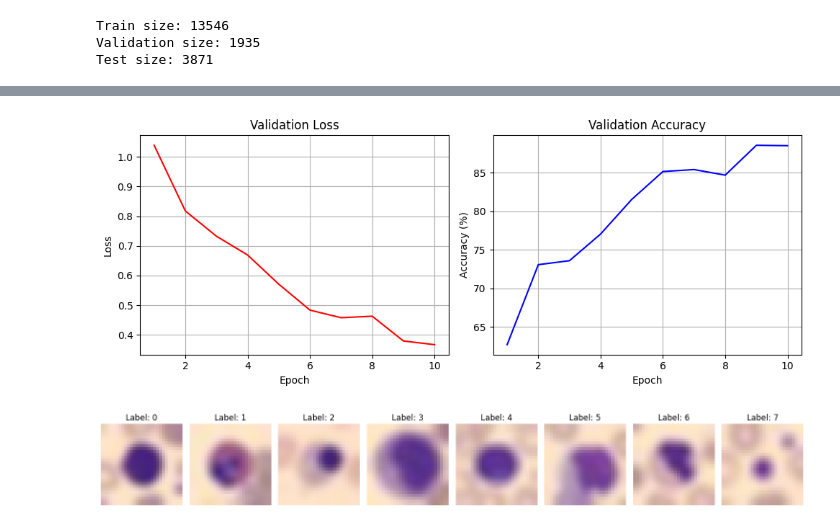
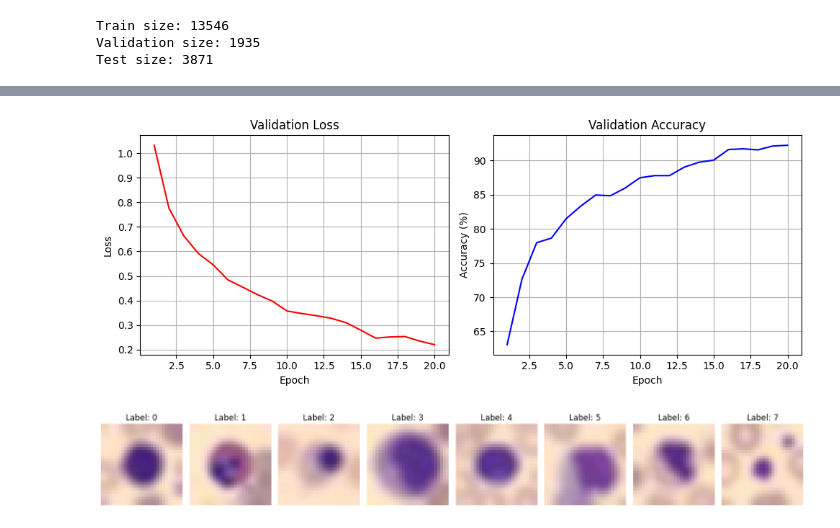
Before and after one commit to LukrecijaMedimorec/BloodCellClassifier, a Jupyter notebook: Classifier.ipynb, the cells around one changed output, grey strips where cells are left out. Saved outputs shown, nothing was run; the diff lists cells and outputs as text; code cells hidden in the pictures.

```diff
--- a/Classifier.ipynb
+++ b/Classifier.ipynb
@@ -119,6 +119,8 @@ def train_validate(model, train_dataloader, val_dataloader, criterion, optimizer
         "val_recalls": val_recalls,
         "val_f1s": val_f1s,
     }
+# %%
+num_epochs=20
 # %%
 def plot_val_metrics(metrics):
 
@@ -501,7 +533,7 @@ balanced_metrics = train_validate(
     criterion=criterion,
     optimizer=optimizer,
     device=device,
-    num_epochs=10
+    num_epochs=num_epochs
 )
 
 plot_val_metrics(balanced_metrics)
@@ -519,4 +561,4 @@ Epoch 10/10 | Train Loss: 0.3419 | Val Loss: 0.3671 | Val Acc: 88.53% | Val Prec
-[figure, old version]
+[figure, new version]
 # %%
 class BlurredDataset(Dataset):
     def __init__(self, dataset, transform):
```
Also changed, not shown: parts of 11 cells of this notebook.
